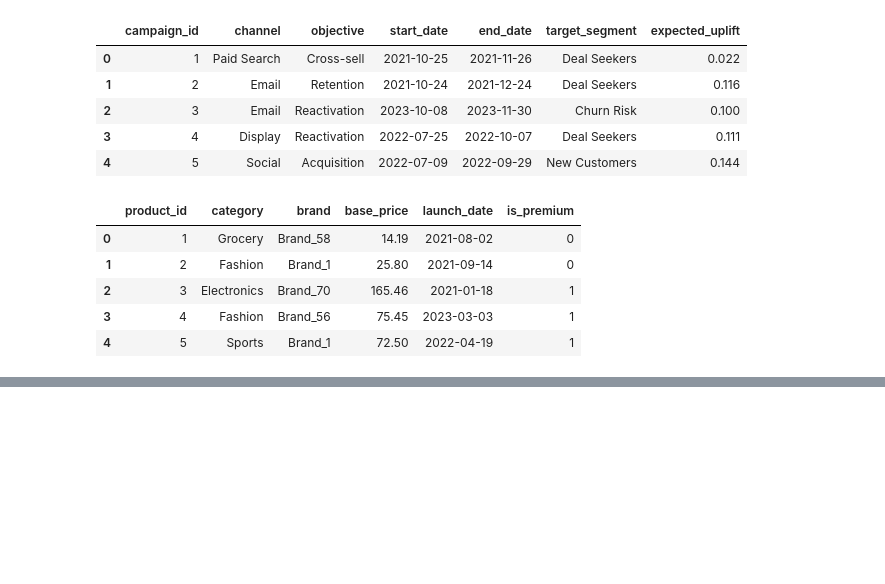
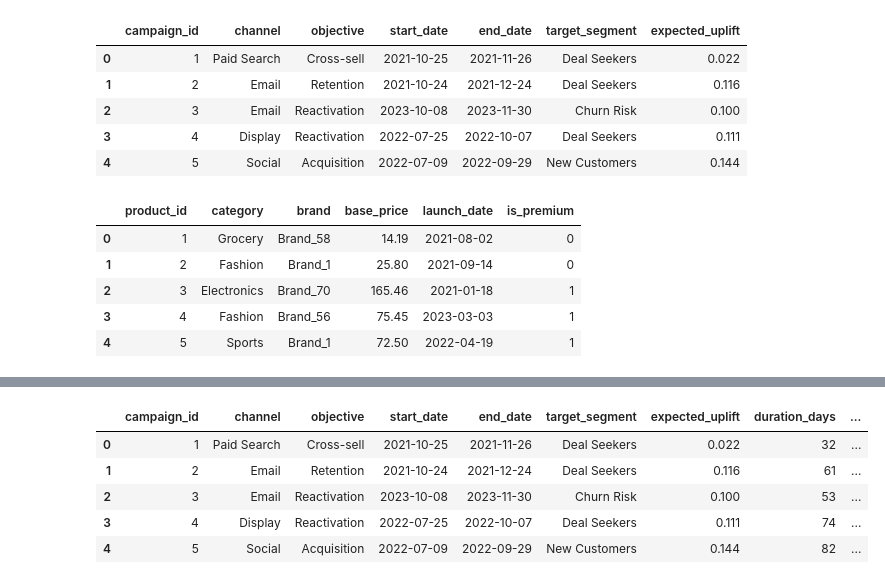
Before and after one commit to Tamoze/Marketing-Attribution-ROI-Dashboard, a Jupyter notebook: notebooks/03_attribution_analysis.ipynb, the cells around one changed output, grey strips where cells are left out. Saved outputs shown, nothing was run; the diff lists cells and outputs as text; code cells hidden in the pictures; blank space fills up the shorter version.

```diff
--- a/notebooks/03_attribution_analysis.ipynb
+++ b/notebooks/03_attribution_analysis.ipynb
@@ -1700,0 +1777,69 @@ The Star Schema serves as the foundation for the Power BI dashboard, enabling:
+# %%
+import numpy as np
+
+# Ensure reproducibility
+np.random.seed(42)
+
+DimCampaignSpend = campaigns.copy()
+
+# Campaign duration
+DimCampaignSpend["duration_days"] = (
+    pd.to_datetime(DimCampaignSpend["end_date"]) -
+    pd.to_datetime(DimCampaignSpend["start_date"])
+).dt.days
+
+# Daily advertising cost by channel
+channel_daily_cost = {
+    "Paid Search": 450,
+    "Display": 350,
+    "Social": 250,
+    "Affiliate": 180,
+    "Email": 100
+}
+
+# Campaign objective multiplier
+objective_multiplier = {
+    "Acquisition": 1.30,
+    "Retention": 0.80,
+    "Cross-sell": 0.90,
+    "Reactivation": 1.10
+}
+
+DimCampaignSpend["daily_cost"] = (
+    DimCampaignSpend["channel"]
+    .map(channel_daily_cost)
+)
+
+DimCampaignSpend["objective_multiplier"] = (
+    DimCampaignSpend["objective"]
+    .map(objective_multiplier)
+    .fillna(1.0)
+)
+
+# Synthetic marketing spend
+DimCampaignSpend["marketing_spend"] = (
+    DimCampaignSpend["duration_days"]
+    * DimCampaignSpend["daily_cost"]
+    * DimCampaignSpend["objective_multiplier"]
+)
+
+# Add realistic variation
+DimCampaignSpend["marketing_spend"] *= np.random.uniform(
+    0.90,
+    1.10,
+    len(DimCampaignSpend)
+)
+
+DimCampaignSpend["marketing_spend"] = (
+    DimCampaignSpend["marketing_spend"]
+    .round(2)
+)
+
+DimCampaignSpend.head()
+# %% [output]
+|  | campaign_id | channel | objective | start_date | end_date | target_segment | expected_uplift | duration_days | ... |
+| 0 | 1 | Paid Search | Cross-sell | 2021-10-25 | 2021-11-26 | Deal Seekers | 0.022 | 32 | ... |
+| 1 | 2 | Email | Retention | 2021-10-24 | 2021-12-24 | Deal Seekers | 0.116 | 61 | ... |
+| 2 | 3 | Email | Reactivation | 2023-10-08 | 2023-11-30 | Churn Risk | 0.100 | 53 | ... |
+| 3 | 4 | Display | Reactivation | 2022-07-25 | 2022-10-07 | Deal Seekers | 0.111 | 74 | ... |
+| 4 | 5 | Social | Acquisition | 2022-07-09 | 2022-09-29 | New Customers | 0.144 | 82 | ... |
```
Also changed, not shown: parts of 14 cells of this notebook.
